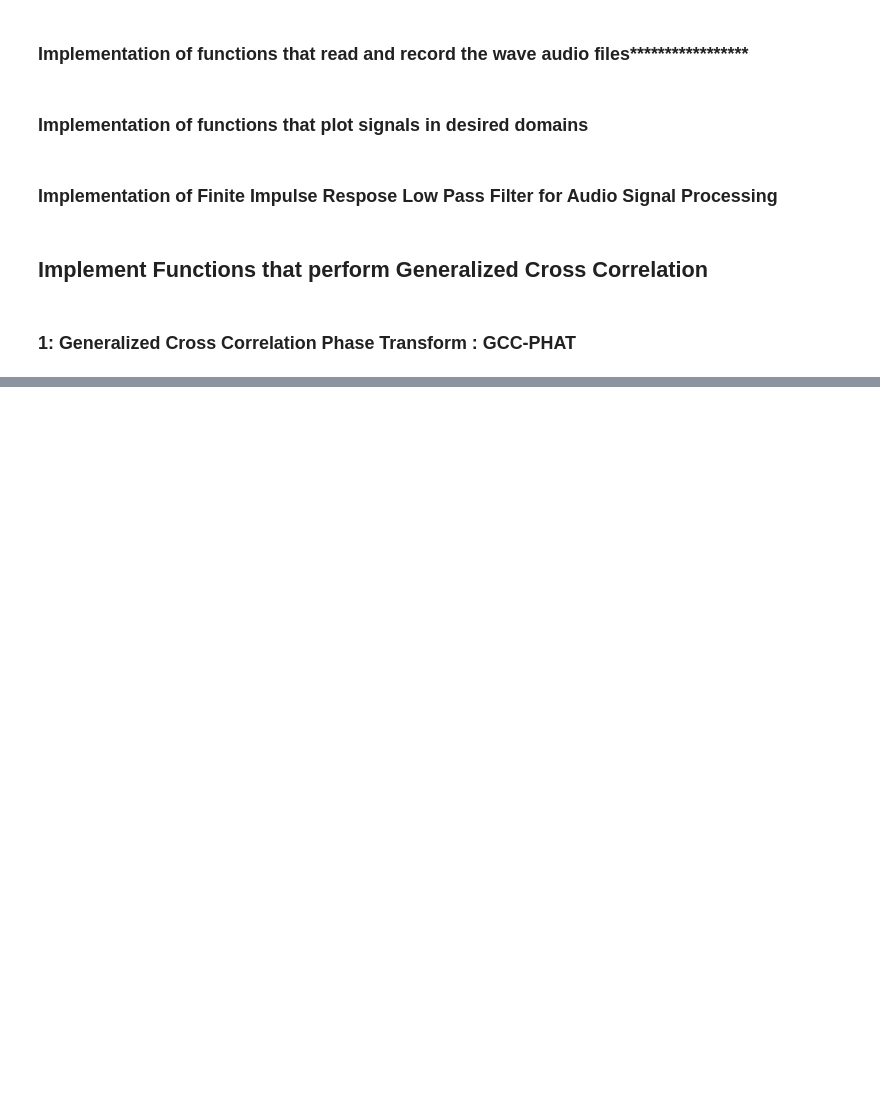
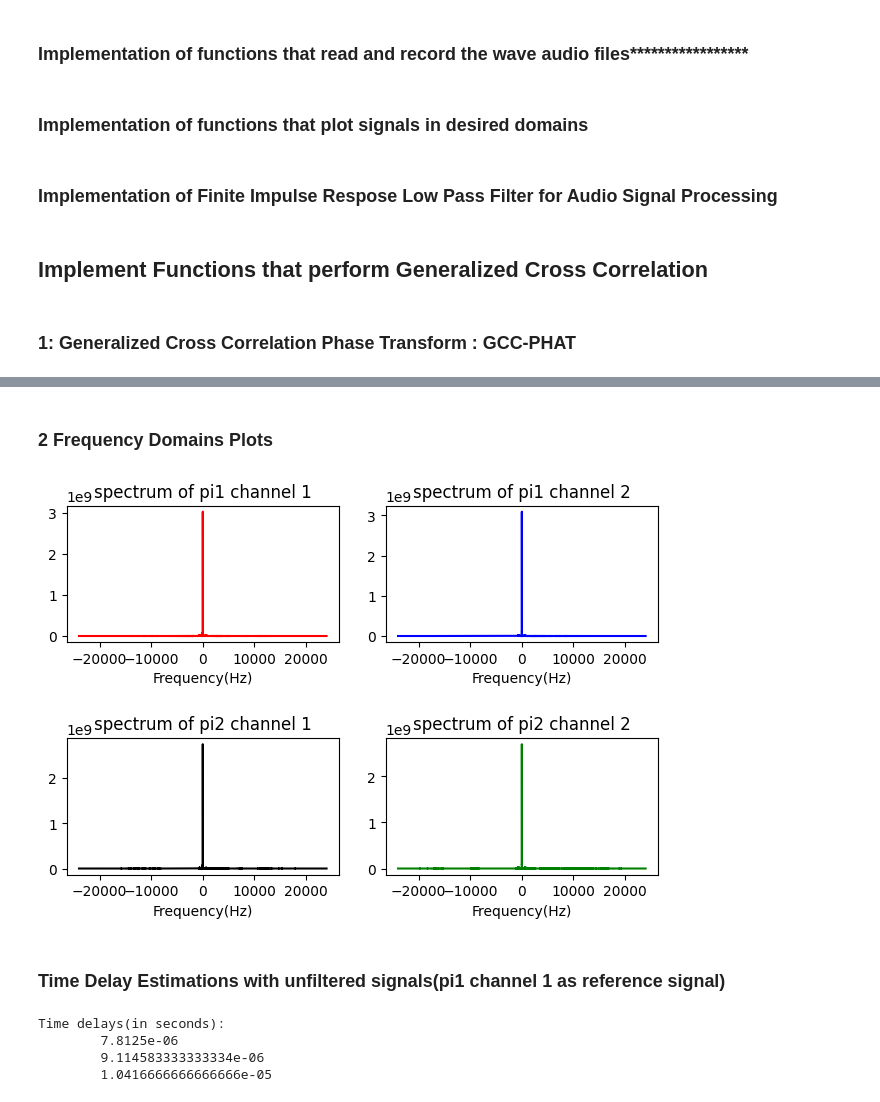
Before and after one commit to Kananelo688/Acoustic-Localization-using-TDoA, a Jupyter notebook: notebooks/Audio_Signal_Simulations.ipynb, the cells around one changed output, grey strips where cells are left out. Drawn from its saved outputs; the diff is of its cells as text; code cells hidden in the pictures; blank space fills up the shorter version.

```diff
--- a/notebooks/Audio_Signal_Simulations.ipynb
+++ b/notebooks/Audio_Signal_Simulations.ipynb
@@ -193,0 +220,13 @@ delay is 0.000203125
+# %% [markdown]
+### 2 Frequency Domains Plots
+# %%
+f=freq_axis(len(pi1_ch1),1/rate)
+spectrum_subplot(f,[1/rate*np.fft.fftshift(np.abs(np.fft.fft(pi1_ch1))),
+                    1/rate*np.fft.fftshift(np.abs(np.fft.fft(pi1_ch2))),
+                    1/rate*np.fft.fftshift(np.abs(np.fft.fft(pi2_ch1))),
+                    1/rate*np.fft.fftshift(np.abs(np.fft.fft(pi2_ch2)))],['spectrum of pi1 channel 1','spectrum of pi1 channel 2',
+                                                                          'spectrum of pi2 channel 1','spectrum of pi2 channel 2'])
+# %% [output]
+[figure, added]
+# %% [markdown]
+### Time Delay Estimations with unfiltered signals(pi1 channel 1 as reference signal)
@@ -193,0 +239,7 @@ delay is 0.000203125
+# %%
+print(f'Time delays(in seconds): \n \t{d0} \n \t{d1} \n \t{d2}')
+# %% [output]
+Time delays(in seconds):
+        7.8125e-06
+        9.114583333333334e-06
+        1.0416666666666666e-05
```
Also changed, not shown: parts of 24 cells of this notebook, 15 other files.
